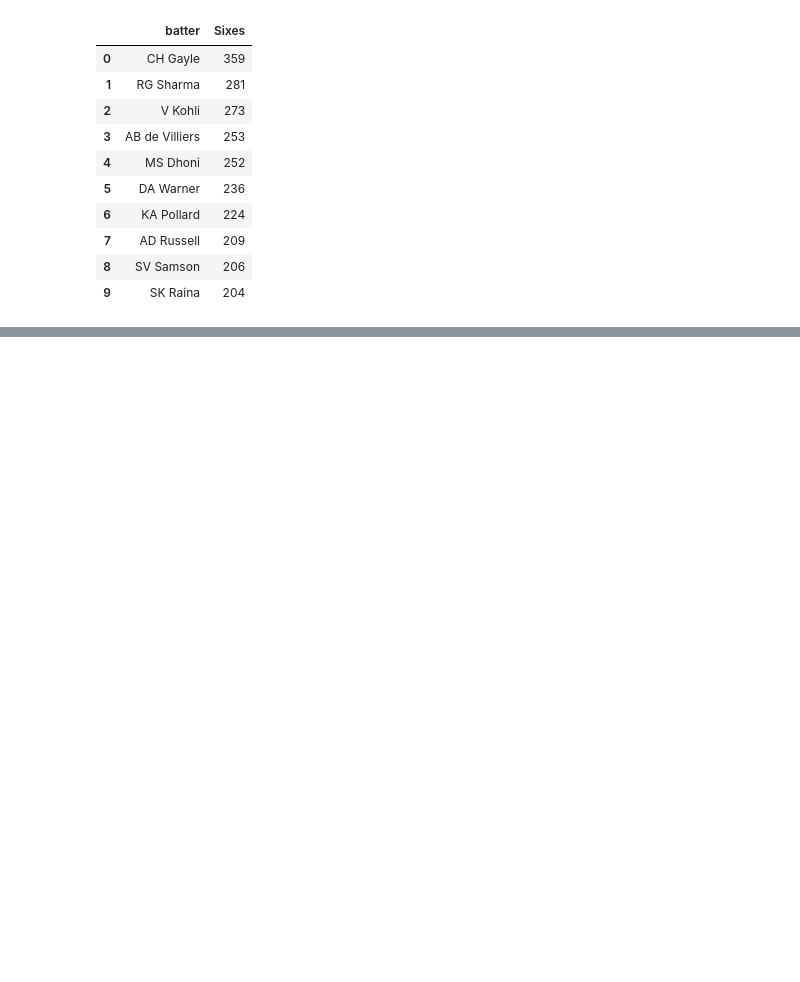
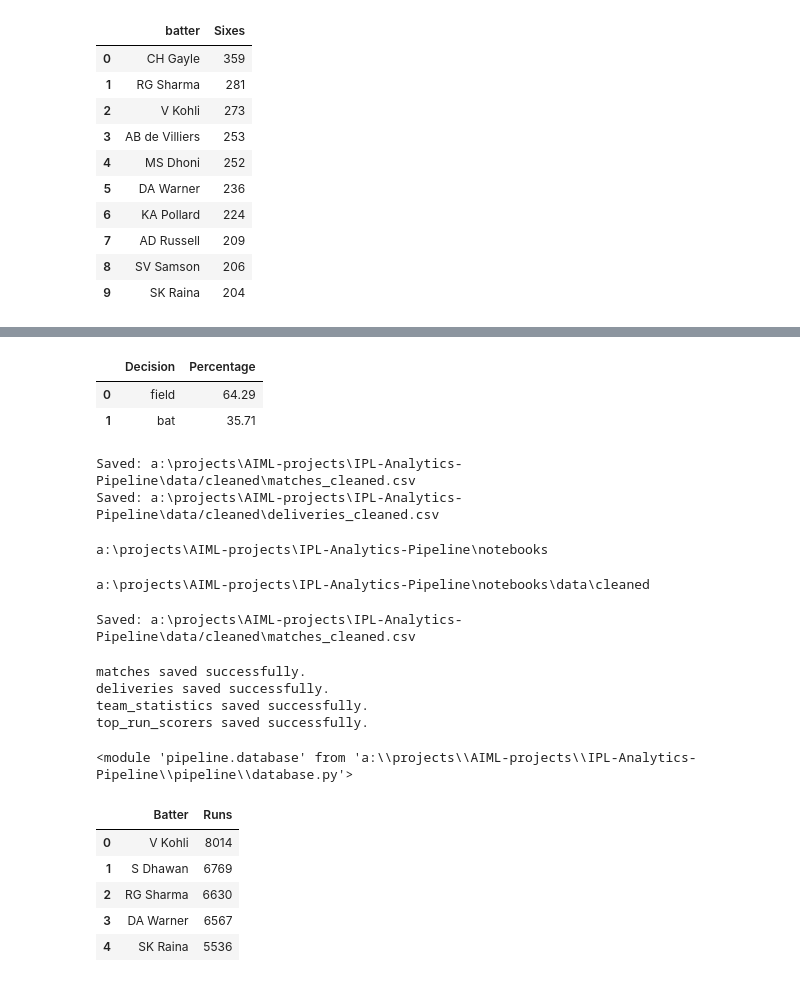
Before and after one commit to RonitKumar145/IPL-Analytics-Pipeline, a Jupyter notebook: notebooks/01_data_understanding.ipynb, the cells around one changed output, grey strips where cells are left out. Cells and saved outputs as stored; diff of their text form; code cells hidden in the pictures; blank space fills up the shorter version.

Commit message:
Implement analytics, data export, and SQLite database integration

```diff
--- a/notebooks/01_data_understanding.ipynb
+++ b/notebooks/01_data_understanding.ipynb
@@ -424,0 +437,8 @@ ImportError: cannot import name 'strike_rate' from 'pipeline.analytics' (a:\proj
+# %%
+from pipeline.analytics import toss_decision_percentage
+
+toss_decision_percentage(matches)
+# %% [output]
+|  | Decision | Percentage |
+| 0 | field | 64.29 |
+| 1 | bat | 35.71 |
@@ -424,0 +447,22 @@ ImportError: cannot import name 'strike_rate' from 'pipeline.analytics' (a:\proj
+# %%
+save_csv(matches, "matches_cleaned.csv")
+save_csv(deliveries, "deliveries_cleaned.csv")
+# %% [output]
+Saved: a:\projects\AIML-projects\IPL-Analytics-Pipeline\data/cleaned\matches_cleaned.csv
+Saved: a:\projects\AIML-projects\IPL-Analytics-Pipeline\data/cleaned\deliveries_cleaned.csv
+# %%
+import os
+
+print(os.getcwd())
+# %% [output]
+a:\projects\AIML-projects\IPL-Analytics-Pipeline\notebooks
+# %%
+import os
+
+print(os.path.abspath("data/cleaned"))
+# %% [output]
+a:\projects\AIML-projects\IPL-Analytics-Pipeline\notebooks\data\cleaned
+# %%
+save_csv(matches, "matches_cleaned.csv")
+# %% [output]
+Saved: a:\projects\AIML-projects\IPL-Analytics-Pipeline\data/cleaned\matches_cleaned.csv
@@ -424,0 +486,28 @@ ImportError: cannot import name 'strike_rate' from 'pipeline.analytics' (a:\proj
+# %%
+save_to_database(matches, "matches")
+save_to_database(deliveries, "deliveries")
+save_to_database(team_stats, "team_statistics")
+save_to_database(runs, "top_run_scorers")
+# %% [output]
+matches saved successfully.
+deliveries saved successfully.
+team_statistics saved successfully.
+top_run_scorers saved successfully.
+# %%
+import importlib
+import pipeline.database
+
+importlib.reload(pipeline.database)
+# %% [output]
+<module 'pipeline.database' from 'a:\\projects\\AIML-projects\\IPL-Analytics-Pipeline\\pipeline\\database.py'>
+# %%
+from pipeline.database import read_table
+
+read_table("top_run_scorers").head()
+# %% [output]
+|  | Batter | Runs |
+| 0 | V Kohli | 8014 |
+| 1 | S Dhawan | 6769 |
+| 2 | RG Sharma | 6630 |
+| 3 | DA Warner | 6567 |
+| 4 | SK Raina | 5536 |
```
Also changed, not shown: parts of 8 cells of this notebook.
